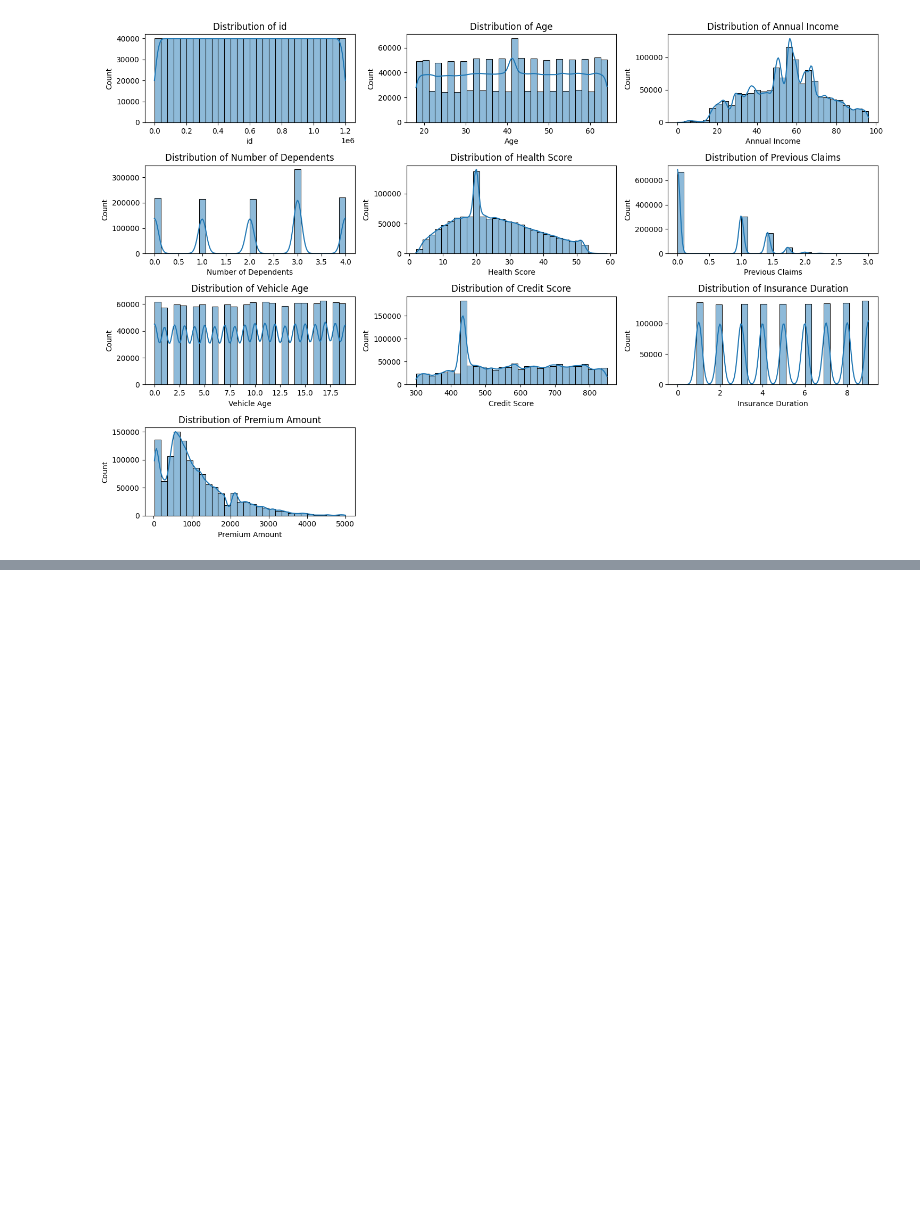
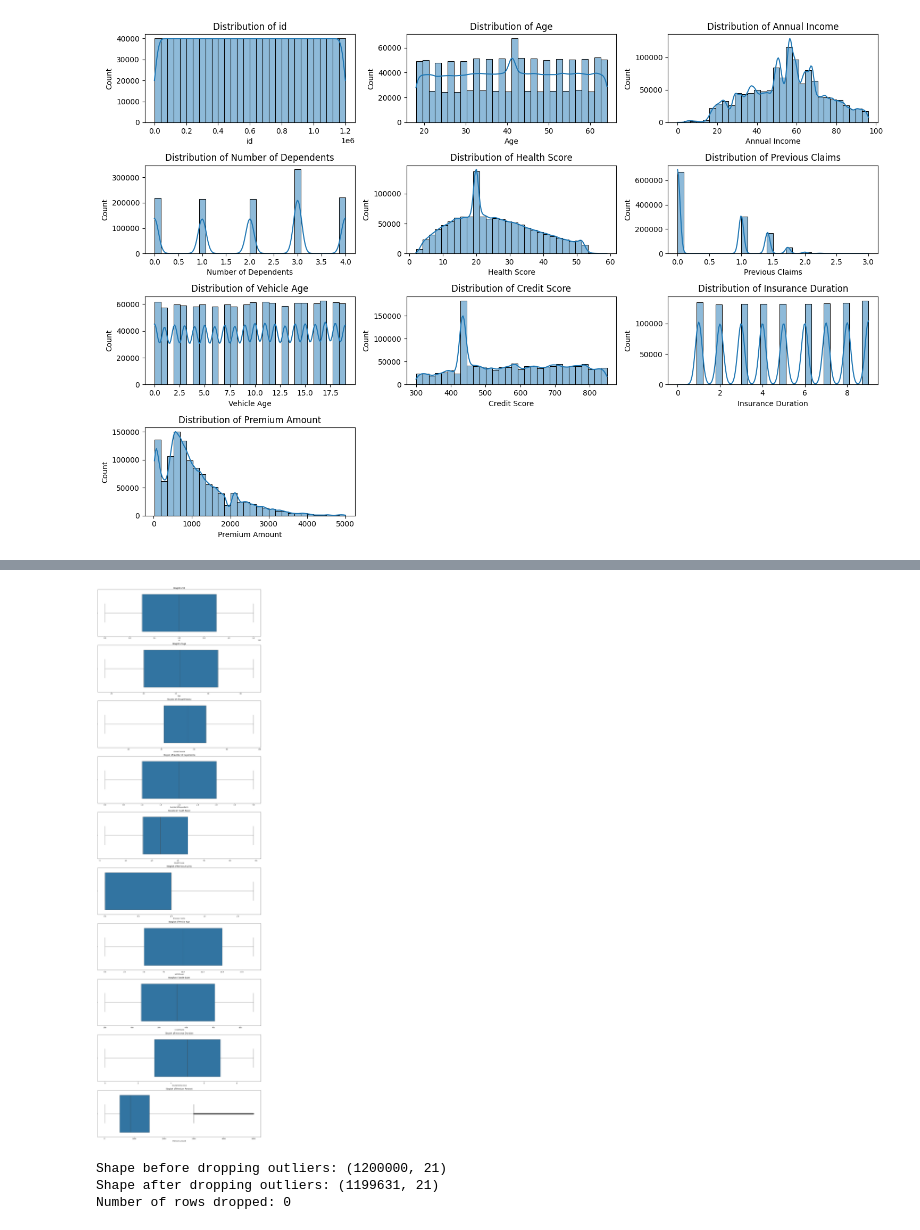
Before and after one commit to anushka3690/Regression-for-Insurance-Premiums, a Jupyter notebook: notebook.ipynb, the cells around one changed output, grey strips where cells are left out. Cells and saved outputs as stored; diff of their text form; code cells hidden in the pictures; blank space fills up the shorter version.

Commit message:
outlier removed

```diff
--- a/notebook.ipynb
+++ b/notebook.ipynb
@@ -236,0 +287,23 @@ plt.show()
+# %%
+# Box plots for all numeric columns
+plt.figure(figsize=(15, 5 * len(num_cols)))
+for i, col in enumerate(num_cols):
+    plt.subplot(len(num_cols), 1, i + 1)
+    sns.boxplot(x=df[col])
+    plt.title(f'Boxplot of {col}')
+    plt.xlabel(col)
+plt.tight_layout()
+plt.show()
+# %% [output]
+[figure, added]
+# %%
+# Drop rows where Previous Claims > 2.4
+original_shape = df.shape[0]
+print(f"Shape before dropping outliers: {df.shape}")
+df = df[df["Previous Claims"] <= 2.4]
+print(f"Shape after dropping outliers: {df.shape}")
+print(f"Number of rows dropped: {original_shape - df.shape[0]}")
+# %% [output]
+Shape before dropping outliers: (1200000, 21)
+Shape after dropping outliers: (1199631, 21)
+Number of rows dropped: 0
```
Also changed, not shown: parts of 8 cells of this notebook.
